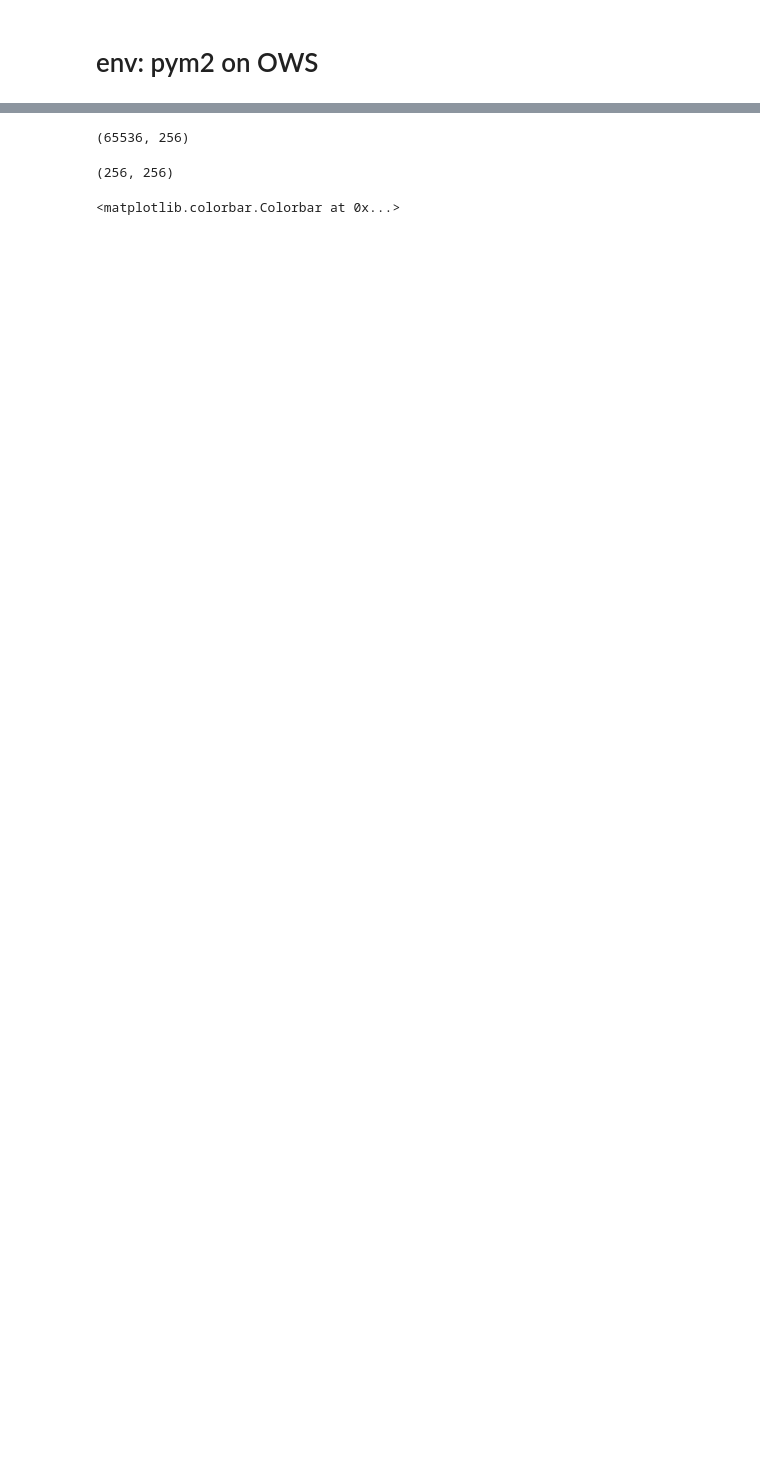
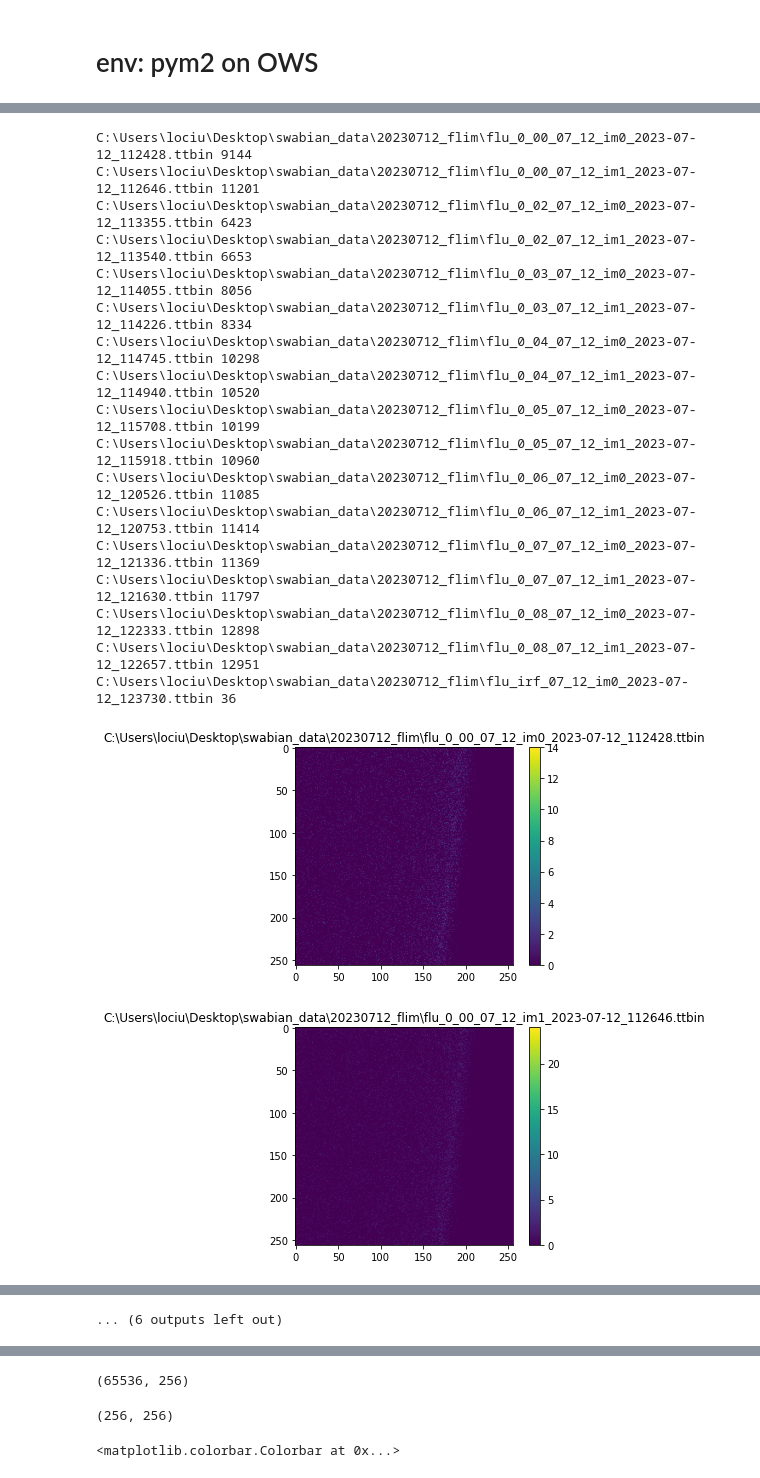
Before and after one commit to PriyaMulla/dashboardsforMM, a Jupyter notebook: C1_OWS_Swabian.ipynb, the cells around one changed output, grey strips where cells are left out. Cells and saved outputs as stored; diff of their text form; code cells hidden in the pictures; blank space fills up the shorter version.

```diff
--- a/C1_OWS_Swabian.ipynb
+++ b/C1_OWS_Swabian.ipynb
@@ -149,0 +174,27 @@ True
+# %%
+for data_ in data.items():
+    print(data_[0], data_[1].sum())
+    figure()
+    imshow(data_[1].sum(2))
+    title(data_[0])
+    colorbar()
+# %% [output]
+C:\Users\lociu\Desktop\swabian_data\20230712_flim\flu_0_00_07_12_im0_2023-07-12_112428.ttbin 9144
+C:\Users\lociu\Desktop\swabian_data\20230712_flim\flu_0_00_07_12_im1_2023-07-12_112646.ttbin 11201
+C:\Users\lociu\Desktop\swabian_data\20230712_flim\flu_0_02_07_12_im0_2023-07-12_113355.ttbin 6423
+C:\Users\lociu\Desktop\swabian_data\20230712_flim\flu_0_02_07_12_im1_2023-07-12_113540.ttbin 6653
+C:\Users\lociu\Desktop\swabian_data\20230712_flim\flu_0_03_07_12_im0_2023-07-12_114055.ttbin 8056
+C:\Users\lociu\Desktop\swabian_data\20230712_flim\flu_0_03_07_12_im1_2023-07-12_114226.ttbin 8334
+C:\Users\lociu\Desktop\swabian_data\20230712_flim\flu_0_04_07_12_im0_2023-07-12_114745.ttbin 10298
+C:\Users\lociu\Desktop\swabian_data\20230712_flim\flu_0_04_07_12_im1_2023-07-12_114940.ttbin 10520
+C:\Users\lociu\Desktop\swabian_data\20230712_flim\flu_0_05_07_12_im0_2023-07-12_115708.ttbin 10199
+C:\Users\lociu\Desktop\swabian_data\20230712_flim\flu_0_05_07_12_im1_2023-07-12_115918.ttbin 10960
+C:\Users\lociu\Desktop\swabian_data\20230712_flim\flu_0_06_07_12_im0_2023-07-12_120526.ttbin 11085
+C:\Users\lociu\Desktop\swabian_data\20230712_flim\flu_0_06_07_12_im1_2023-07-12_120753.ttbin 11414
+C:\Users\lociu\Desktop\swabian_data\20230712_flim\flu_0_07_07_12_im0_2023-07-12_121336.ttbin 11369
+C:\Users\lociu\Desktop\swabian_data\20230712_flim\flu_0_07_07_12_im1_2023-07-12_121630.ttbin 11797
+C:\Users\lociu\Desktop\swabian_data\20230712_flim\flu_0_08_07_12_im0_2023-07-12_122333.ttbin 12898
+C:\Users\lociu\Desktop\swabian_data\20230712_flim\flu_0_08_07_12_im1_2023-07-12_122657.ttbin 12951
+C:\Users\lociu\Desktop\swabian_data\20230712_flim\flu_irf_07_12_im0_2023-07-12_123730.ttbin 36
+[figure, added]
+[figure, added]
@@ -149,0 +210 @@ True
+... (6 outputs left out)
```
Also changed, not shown: parts of 43 cells of this notebook, 2 other files.
